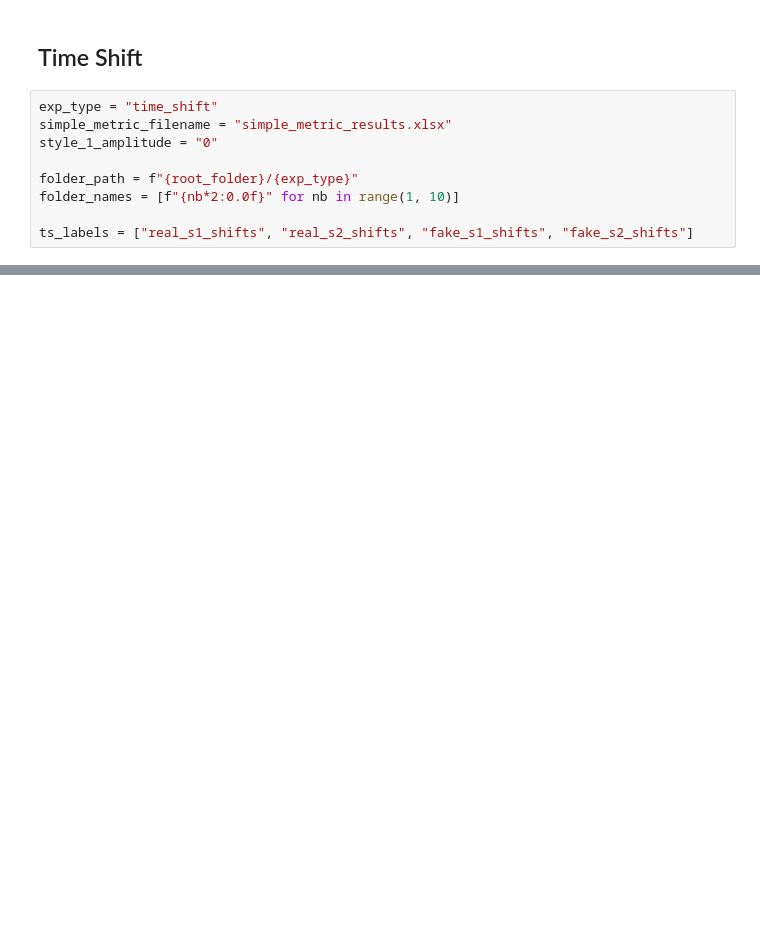
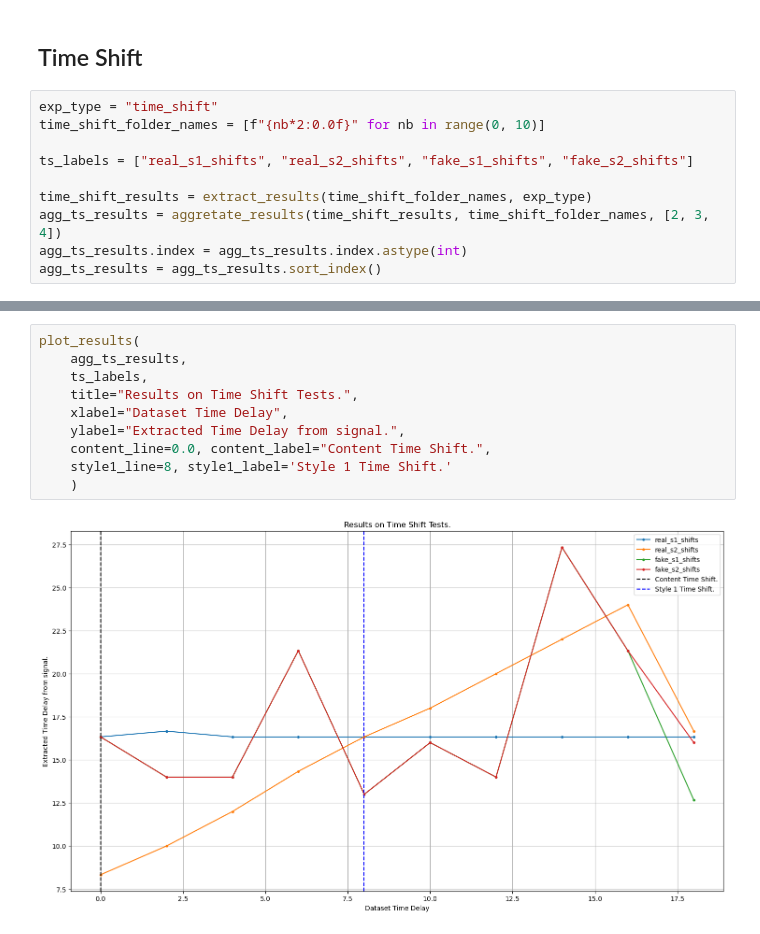
Before and after one commit to Henri-Hoyez/TimeSeriesStyleTransfer, a Jupyter notebook: bench.ipynb, the cells around one changed output, grey strips where cells are left out. Drawn from its saved outputs; the diff is of its cells as text; blank space fills up the shorter version.

```diff
--- a/bench.ipynb
+++ b/bench.ipynb
@@ -158,10 +127,11 @@ NameError: name 'outpout_noise_df' is not defined
 ## Time Shift
 # %%
 exp_type = "time_shift"
-simple_metric_filename = "simple_metric_results.xlsx"
-style_1_amplitude = "0"
-
-folder_path = f"{root_folder}/{exp_type}"
-folder_names = [f"{nb*2:0.0f}" for nb in range(1, 10)]
+time_shift_folder_names = [f"{nb*2:0.0f}" for nb in range(0, 10)]
 
 ts_labels = ["real_s1_shifts", "real_s2_shifts", "fake_s1_shifts", "fake_s2_shifts"]
+
+time_shift_results = extract_results(time_shift_folder_names, exp_type)
+agg_ts_results = aggretate_results(time_shift_results, time_shift_folder_names, [2, 3, 4])
+agg_ts_results.index = agg_ts_results.index.astype(int)
+agg_ts_results = agg_ts_results.sort_index()
@@ -183,0 +138,12 @@ plot_results(
+# %%
+plot_results(
+    agg_ts_results,
+    ts_labels,
+    title="Results on Time Shift Tests.",
+    xlabel="Dataset Time Delay",
+    ylabel="Extracted Time Delay from signal.",
+    content_line=0.0, content_label="Content Time Shift.",
+    style1_line=8, style1_label='Style 1 Time Shift.'
+    )
+# %% [output]
+[figure, added]
```
Also changed, not shown: parts of 27 cells of this notebook, 11 other files.
